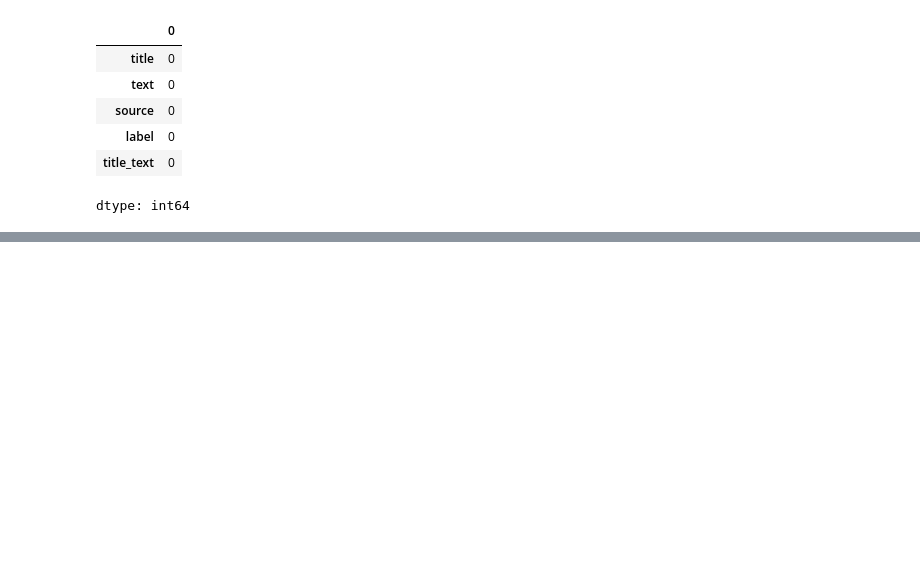
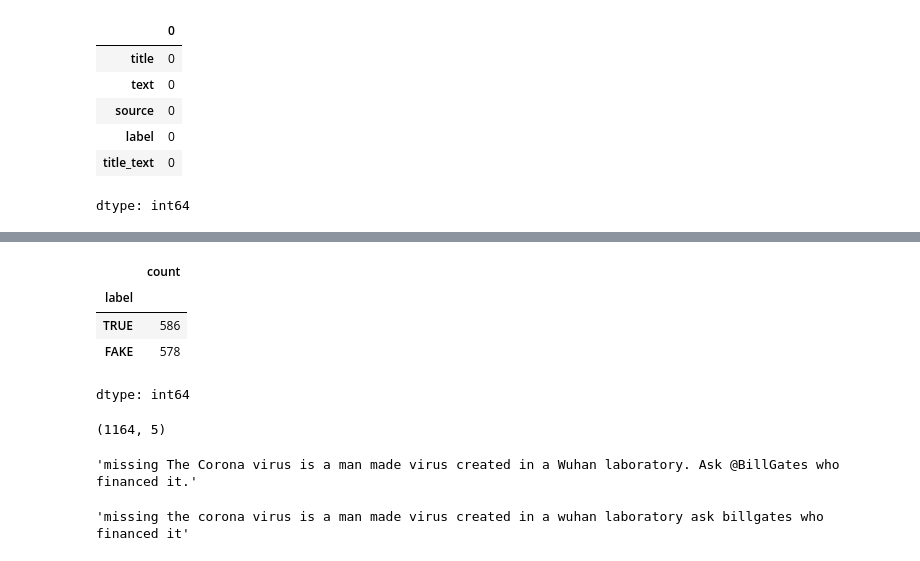
Before and after one commit to Dasari2708/lms-assignments, a Jupyter notebook: Covid_Fake_News_Classification.ipynb, the cells around one changed output, grey strips where cells are left out. Drawn from its saved outputs; the diff is of its cells as text; code cells hidden in the pictures; blank space fills up the shorter version.

```diff
--- a/Covid_Fake_News_Classification.ipynb
+++ b/Covid_Fake_News_Classification.ipynb
@@ -135,0 +159,26 @@ dtype: int64
+# %%
+df.loc[df['label'] == 'Fake', ['label']] = 'FAKE'
+
+df.loc[df['label'] == 'fake', ['label']] = 'FAKE'
+
+df.loc[df['source'] == 'facebook', ['source']] = 'Facebook'
+
+df.text.fillna(df.title, inplace=True)
+
+df.loc[5]['label'] = 'FAKE'
+
+df.loc[15]['label'] = 'TRUE'
+
+df.loc[43]['label'] = 'FAKE'
+
+df.loc[131]['label'] = 'TRUE'
+
+df.loc[242]['label'] = 'FAKE'
+
+#df = df.sample(frac=1).reset_index(drop=True)
+
+df.title.fillna('missing', inplace=True)
+
+df.source.fillna('missing', inplace=True)
+
+df['title_text'] = df['title'] + ' ' + df['text']
@@ -135,0 +195,36 @@ dtype: int64
+# %%
+df['label'].value_counts()
+# %% [output]
+|  | count |
+| label |  |
+| TRUE | 586 |
+| FAKE | 578 |
+dtype: int64
+# %%
+df.shape
+# %% [output]
+(1164, 5)
+# %%
+df['title_text'][3]
+# %% [output]
+'missing The Corona virus is a man made virus created in a Wuhan laboratory. Ask @BillGates who financed it.'
+# %%
+def preprocessor(text):
+
+    text = re.sub('<[^>]*>', '', text)
+
+    text = re.sub(r'[^\w\s]','', text)
+
+    text = re.sub(r'[\n]', '', text)
+
+    text = text.lower()
+
+    return text
+
+
+
+df['title_text'] = df['title_text'].apply(preprocessor)
+
+df['title_text'][3]
+# %% [output]
+'missing the corona virus is a man made virus created in a wuhan laboratory ask billgates who financed it'
```
Also changed, not shown: parts of 11 cells of this notebook.
